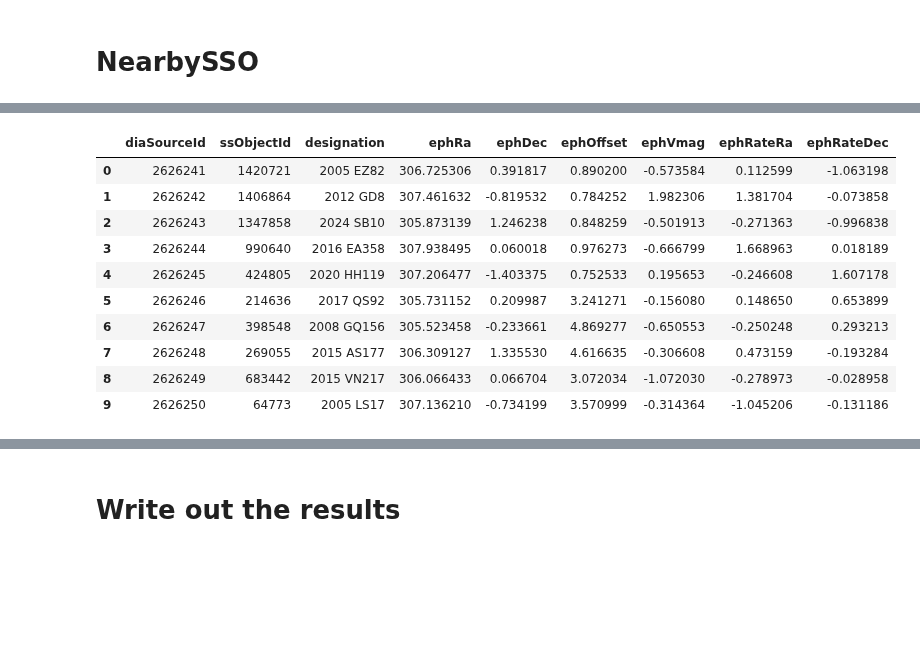
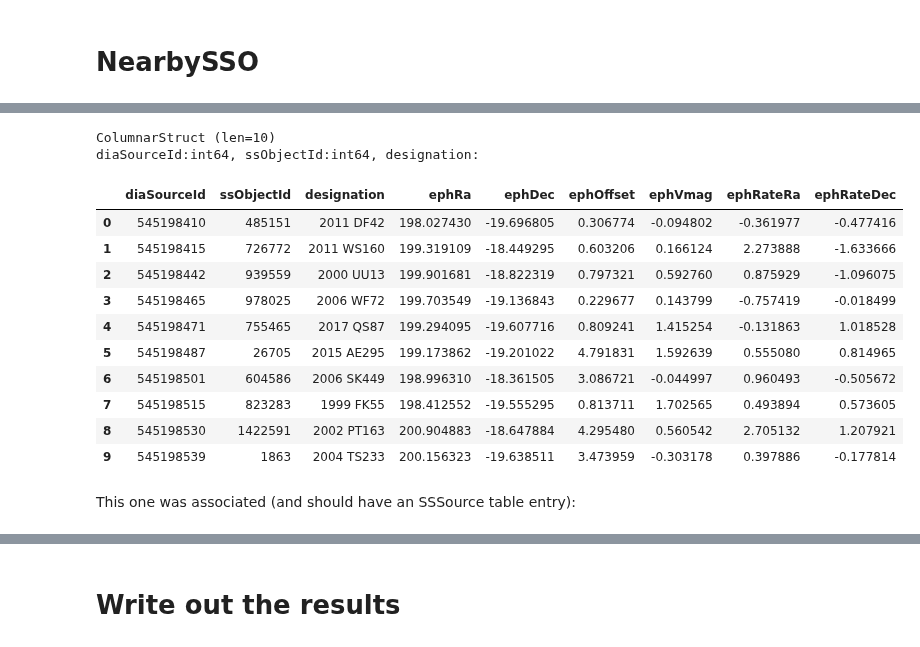
Before and after one commit to lsst/sdm_schemas, a Jupyter notebook: python/generate-mock-ppdb-data.ipynb, the cells around one changed output, grey strips where cells are left out. Drawn from its saved outputs; the diff is of its cells as text; code cells hidden in the pictures; blank space fills up the shorter version.

```diff
--- a/python/generate-mock-ppdb-data.ipynb
+++ b/python/generate-mock-ppdb-data.ipynb
@@ -174,5 +533,6 @@ ndia = diaPerNight*nnights
 # DiaSource
 # %%
 #dia = memmap_empty("diasource.dat", shape=(ndia,), dtype=schema.DiaSourceDtype)
-dia = np.empty(shape=(ndia,), dtype=schema.DiaSourceDtype)
+#dia = np.empty(shape=(ndia,), dtype=schema.DiaSourceDtype)
+dia = columnar_empty(shape=(ndia,), dtype=schema.DiaSourceDtype)
 # %%
@@ -229,17 +599,19 @@ nmpc = len(mpc)
 # %% [markdown]
 # SSObject
 # %%
+%%time
 # random subset
 np.random.seed(42)
-idx = np.random.permutation(nmpc)[:int(0.7*nmpc)]
+idx = np.random.permutation(nmpc)[:int(frac_mpc * nmpc)]
 
-ssobject = np.empty(shape=(len(idx),), dtype=schema.SSObjectDtype)
+ssobject = columnar_empty(shape=(len(idx),), dtype=schema.SSObjectDtype)
 ssobject["ssObjectId"] = idx
 ssobject["designation"] = mpc["unpacked_primary_provisional_designation"][idx]
 
 # fill unfilled columns with junk
 fill_zero_columns(ssobject)
 
-print(len(ssobject))
-pd.DataFrame(ssobject[:10])
+#print(len(ssobject))
+#pd.DataFrame(ssobject[:10])
+ssobject
 # %% [output]
@@ -259,8 +635,9 @@ pd.DataFrame(ssobject[:10])
 # %% [markdown]
 # SSSource
 # %%
+%%time
 # select a band around the ecliptic
-def gaussian_beta_mask(beta, sigma, frac=0.5):
+def gaussian_beta_mask(beta, sigma, frac):
     beta = np.asarray(beta, dtype=np.float64)
     n = beta.size
 
@@ -276,20 +653,20 @@ def gaussian_beta_mask(beta, sigma, frac=0.5):
     return mask
 
 _, beta = radec_to_ecl_iau76(dia["ra"], dia["dec"])
-mask = gaussian_beta_mask(beta, sigma=10.0, frac=0.55)
+mask = gaussian_beta_mask(beta, sigma=10.0, frac=frac_assoc+frac_near)
 mask = np.nonzero(mask)[0]
-n = int(0.5*len(dia))
+n = int(frac_assoc*len(dia))
 mask_extra = mask[n:]
 mask = mask[:n]
 
 # copy only those Dia records into SSSource
-sssource = np.empty(shape=(n,), dtype=schema.SSSourceDtype)
+sssource = columnar_empty(shape=(n,), dtype=schema.SSSourceDtype)
 for col in dia.dtype.names:
     if col not in ["diaObjectId", "ssObjectReassocTimeMjdTai", "timeWithdrawnMjdTai"]:
         sssource[col] = dia[col][mask]
 
 # choose the designations we'll link to
-ndesig = np.random.randint(0, len(ssobject), size=1_000)
+ndesig = np.arange(len(ssobject)) #np.random.randint(0, len(ssobject), size=1_000)
 
 def fill_sssource(sssource, ndesig, ra, dec, r):
     # fake ephemerides, within 1" of the true observation
@@ -313,6 +690,7 @@ fill_sssource(sssource, ndesig, ra, dec, r=1)
 
 fill_zero_columns(sssource)
 
-print(len(sssource))
-pd.DataFrame(sssource[:10])
+#print(len(sssource))
+#pd.DataFrame(sssource[:10])
+sssource
 # %% [output]
@@ -341,8 +740,9 @@ plt.hist(sssource["eclBeta"], bins='fd');
 # %% [markdown]
 # NearbySSO
 # %%
+%%time
 n = len(sssource)
-near = np.empty(shape=(n + len(mask_extra),), dtype=schema.NearbySSODtype)
+near = columnar_empty(shape=(n + len(mask_extra),), dtype=schema.NearbySSODtype)
 
 near["diaSourceId"][:n] = sssource["diaSourceId"]
 near["ssObjectId"][:n] = sssource["ssObjectId"]
@@ -361,5 +761,6 @@ fill_sssource(near[n:], ndesig, ra, dec, r=5)
 fill_zero_columns(near[n:])
 
 print(len(near))
-pd.DataFrame(near[n-5:n+5])
+#pd.DataFrame(near[n-5:n+5])
+near[n-5:n+5]
 # %% [output]
@@ -367,11 +770,15 @@ pd.DataFrame(near[n-5:n+5])
+ColumnarStruct (len=10)
+diaSourceId:int64, ssObjectId:int64, designation:
 |  | diaSourceId | ssObjectId | designation | ephRa | ephDec | ephOffset | ephVmag | ephRateRa | ephRateDec |
-| 0 | 2626241 | 1420721 | 2005 EZ82 | 306.725306 | 0.391817 | 0.890200 | -0.573584 | 0.112599 | -1.063198 |
-| 1 | 2626242 | 1406864 | 2012 GD8 | 307.461632 | -0.819532 | 0.784252 | 1.982306 | 1.381704 | -0.073858 |
-| 2 | 2626243 | 1347858 | 2024 SB10 | 305.873139 | 1.246238 | 0.848259 | -0.501913 | -0.271363 | -0.996838 |
-| 3 | 2626244 | 990640 | 2016 EA358 | 307.938495 | 0.060018 | 0.976273 | -0.666799 | 1.668963 | 0.018189 |
-| 4 | 2626245 | 424805 | 2020 HH119 | 307.206477 | -1.403375 | 0.752533 | 0.195653 | -0.246608 | 1.607178 |
-| 5 | 2626246 | 214636 | 2017 QS92 | 305.731152 | 0.209987 | 3.241271 | -0.156080 | 0.148650 | 0.653899 |
-| 6 | 2626247 | 398548 | 2008 GQ156 | 305.523458 | -0.233661 | 4.869277 | -0.650553 | -0.250248 | 0.293213 |
-| 7 | 2626248 | 269055 | 2015 AS177 | 306.309127 | 1.335530 | 4.616635 | -0.306608 | 0.473159 | -0.193284 |
-| 8 | 2626249 | 683442 | 2015 VN217 | 306.066433 | 0.066704 | 3.072034 | -1.072030 | -0.278973 | -0.028958 |
-| 9 | 2626250 | 64773 | 2005 LS17 | 307.136210 | -0.734199 | 3.570999 | -0.314364 | -1.045206 | -0.131186 |
+| 0 | 545198410 | 485151 | 2011 DF42 | 198.027430 | -19.696805 | 0.306774 | -0.094802 | -0.361977 | -0.477416 |
+| 1 | 545198415 | 726772 | 2011 WS160 | 199.319109 | -18.449295 | 0.603206 | 0.166124 | 2.273888 | -1.633666 |
+| 2 | 545198442 | 939559 | 2000 UU13 | 199.901681 | -18.822319 | 0.797321 | 0.592760 | 0.875929 | -1.096075 |
+| 3 | 545198465 | 978025 | 2006 WF72 | 199.703549 | -19.136843 | 0.229677 | 0.143799 | -0.757419 | -0.018499 |
+| 4 | 545198471 | 755465 | 2017 QS87 | 199.294095 | -19.607716 | 0.809241 | 1.415254 | -0.131863 | 1.018528 |
+| 5 | 545198487 | 26705 | 2015 AE295 | 199.173862 | -19.201022 | 4.791831 | 1.592639 | 0.555080 | 0.814965 |
+| 6 | 545198501 | 604586 | 2006 SK449 | 198.996310 | -18.361505 | 3.086721 | -0.044997 | 0.960493 | -0.505672 |
+| 7 | 545198515 | 823283 | 1999 FK55 | 198.412552 | -19.555295 | 0.813711 | 1.702565 | 0.493894 | 0.573605 |
+| 8 | 545198530 | 1422591 | 2002 PT163 | 200.904883 | -18.647884 | 4.295480 | 0.560542 | 2.705132 | 1.207921 |
+| 9 | 545198539 | 1863 | 2004 TS233 | 200.156323 | -19.638511 | 3.473959 | -0.303178 | 0.397886 | -0.177814 |
+# %% [markdown]
+This one was associated (and should have an SSSource table entry):
```
Also changed, not shown: parts of 23 cells of this notebook, 1 other file.
